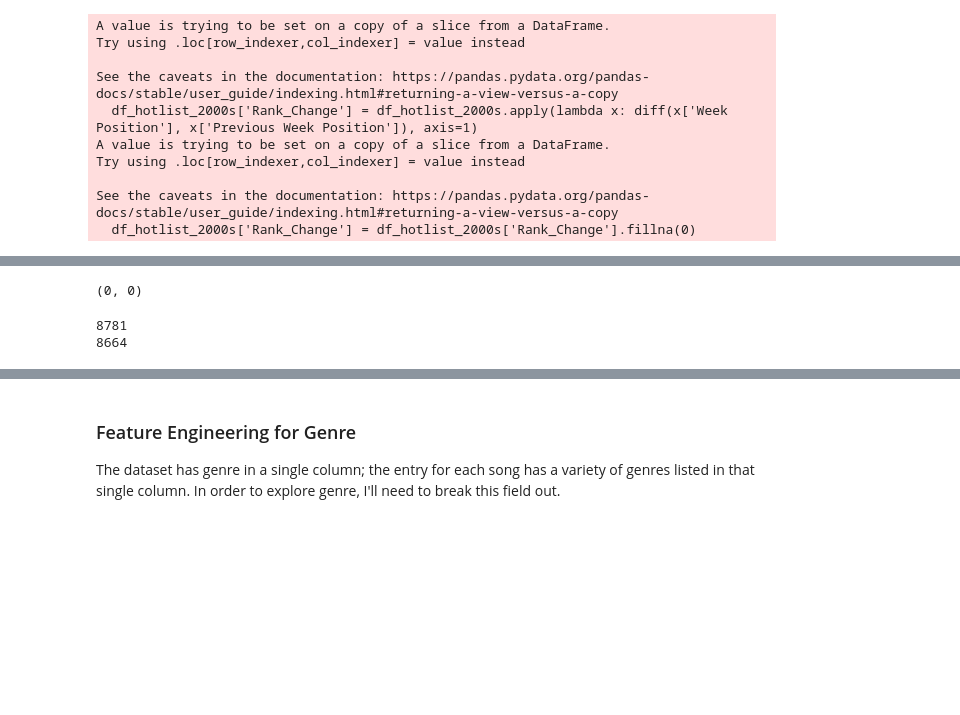
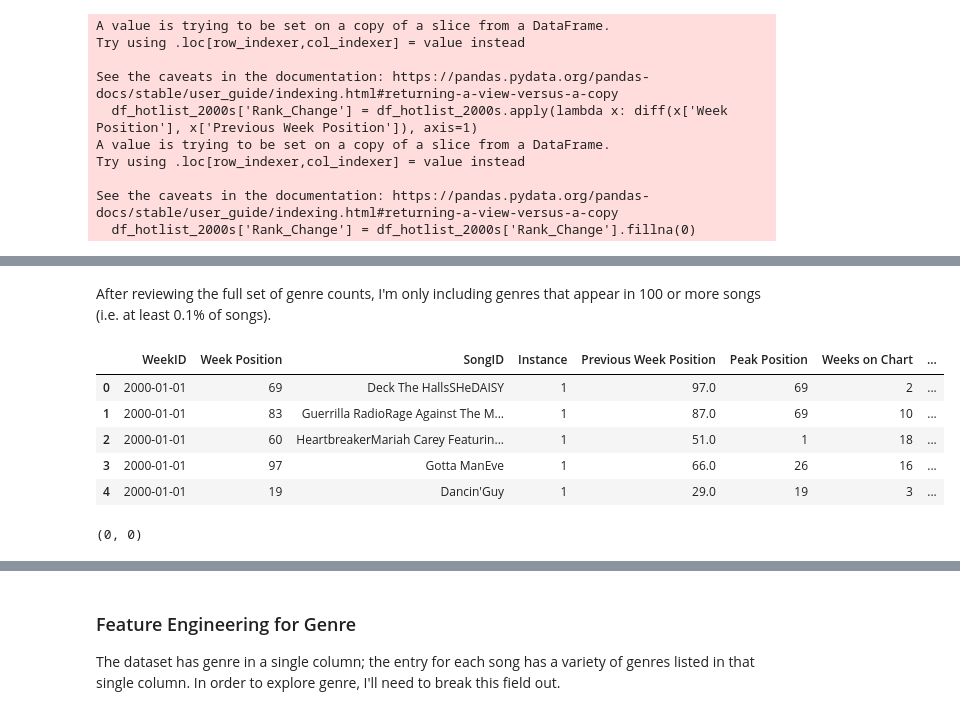
Before and after one commit to marhas109/MH_DS_Capstone_Project_2, a Jupyter notebook: MH_DS_Capstone_Proj2.ipynb, the cells around one changed output, grey strips where cells are left out. Drawn from its saved outputs; the diff is of its cells as text; code cells hidden in the pictures; blank space fills up the shorter version.

```diff
--- a/MH_DS_Capstone_Proj2.ipynb
+++ b/MH_DS_Capstone_Proj2.ipynb
@@ -193,7 +175,7 @@ Text(0.5, 1.0, 'Frequency of Largest Week over Week Rank Change')
 ### Initial Data Selection and Feature Engineering
 # %%
 # removing hotlist df attributes that will not be used in cleaning or analysis
-df_hotlist_all = df_hotlist_all.drop(['index', 'url', 'Song', 'Performer'], axis=1)
+df_hotlist_all = df_hotlist_all.drop(['index', 'url', 'Song', 'Performer', 'Instance'], axis=1)
 # converting WeekID to datetime
 df_hotlist_all['WeekID'] = pd.to_datetime(df_hotlist_all['WeekID'], errors='coerce')
 df_hotlist_all = df_hotlist_all.sort_values(by='WeekID')
@@ -211,8 +193,8 @@ df_hotlist_2000s['Rank_Change'] = df_hotlist_2000s['Rank_Change'].fillna(0)
 
 # removing features df attributes that will not be used in cleaning or analysis
 df_features_all = df_features_all.drop(['index', 'Performer', 'Song', 'spotify_track_album',
-                                        'spotify_track_preview_url', 'spotify_track_explicit',
-                                        'spotify_track_popularity'], axis=1)
+                                        'spotify_track_id', 'spotify_track_preview_url',
+                                        'spotify_track_explicit', 'spotify_track_popularity'], axis=1)
 # %% [output]
 A value is trying to be set on a copy of a slice from a DataFrame.
 Try using .loc[row_indexer,col_indexer] = value instead
@@ -224,3 +206,8 @@ Try using .loc[row_indexer,col_indexer] = value instead
 
 See the caveats in the documentation: https://pandas.pydata.org/pandas-docs/stable/user_guide/indexing.html#returning-a-view-versus-a-copy
   df_hotlist_2000s['Rank_Change'] = df_hotlist_2000s['Rank_Change'].fillna(0)
+# %%
+# combining the hotlist and features into one dataframe
+
+df_hotlist_and_features_2000s = pd.merge(df_hotlist_2000s, df_features_all, on='SongID', how='left')
+df_hotlist_and_features_2000s.info()
@@ -226,0 +266,39 @@ See the caveats in the documentation: https://pandas.pydata.org/pandas-docs/stab
+# %% [markdown]
+After reviewing the full set of genre counts, I'm only including genres that appear in 100 or more songs (i.e. at least 0.1% of songs).
+# %%
+# loading list of genres with 100 or more instances in df_cleaned
+df_genres_100_up = pd.read_csv('genre_counts_100+inst.csv')
+
+# converting df to list
+final_genres_list = df_genres_100_up['genre'].tolist()
+
+# manually one-hot encoding each genre
+
+# creating a list of genres and counts
+genre_data = []
+
+for genre_string in df_hotlist_and_features_2000s['spotify_genre'] :
+    if pd.notna(genre_string):
+        genre_list = ast.literal_eval(genre_string)
+        row_dict = {genre: (1 if genre in genre_list else 0) for genre in final_genres_list} # dict with 1 if genre exists in list, 0 if not
+    else:
+         row_dict = {genre: 0 for genre in final_genres_list} # 0 of genre does not exist in list
+    genre_data.append(row_dict)
+
+# creating a df with the list of dicts
+genre_df = pd.DataFrame(genre_data)
+
+# concatenating genre data into df_clean
+df_hotlist_and_features_2000s = pd.concat([df_hotlist_and_features_2000s, genre_df], axis=1)
+# %%
+# removing spotify_genre and spot-checking resulting df
+pd.set_option('display.max_columns', None)
+df_hotlist_and_features_2000s = df_hotlist_and_features_2000s.drop(['spotify_genre'], axis=1)
+df_hotlist_and_features_2000s.head()
+# %% [output]
+|  | WeekID | Week Position | SongID | Instance | Previous Week Position | Peak Position | Weeks on Chart | ... |
+| 0 | 2000-01-01 | 69 | Deck The HallsSHeDAISY | 1 | 97.0 | 69 | 2 | ... |
+| 1 | 2000-01-01 | 83 | Guerrilla RadioRage Against The M... | 1 | 87.0 | 69 | 10 | ... |
+| 2 | 2000-01-01 | 60 | HeartbreakerMariah Carey Featurin... | 1 | 51.0 | 1 | 18 | ... |
+| 3 | 2000-01-01 | 97 | Gotta ManEve | 1 | 66.0 | 26 | 16 | ... |
+| 4 | 2000-01-01 | 19 | Dancin'Guy | 1 | 29.0 | 19 | 3 | ... |
@@ -239,19 +349,6 @@ df_max_peak_pos.set_index('SongID', inplace=True)
 df_max_rank_change['Max_Rank_Change'].isna().sum(), df_max_peak_pos['Max_Peak_Position'].isna().sum()
 # %% [output]
 (0, 0)
-# %%
-# extracting full list of songs in the time period being studied
-songid_list = df_hotlist_2000s['SongID'].unique()
-
-# creating a features df with only songs in df_hotlist_2000s
-df_features_2000s = df_features_all[df_features_all['SongID'].isin(songid_list)]
-
-# checking for duplicates
-print(len(df_features_2000s))
-print(len(pd.unique(df_features_2000s['SongID'])))
-# %% [output]
-8781
-8664
 # %%
 # removing duplicates and rechecking
 df_features_2000s = df_features_2000s.drop_duplicates(subset='SongID')
```
Also changed, not shown: parts of 77 cells of this notebook, 1 other file.
